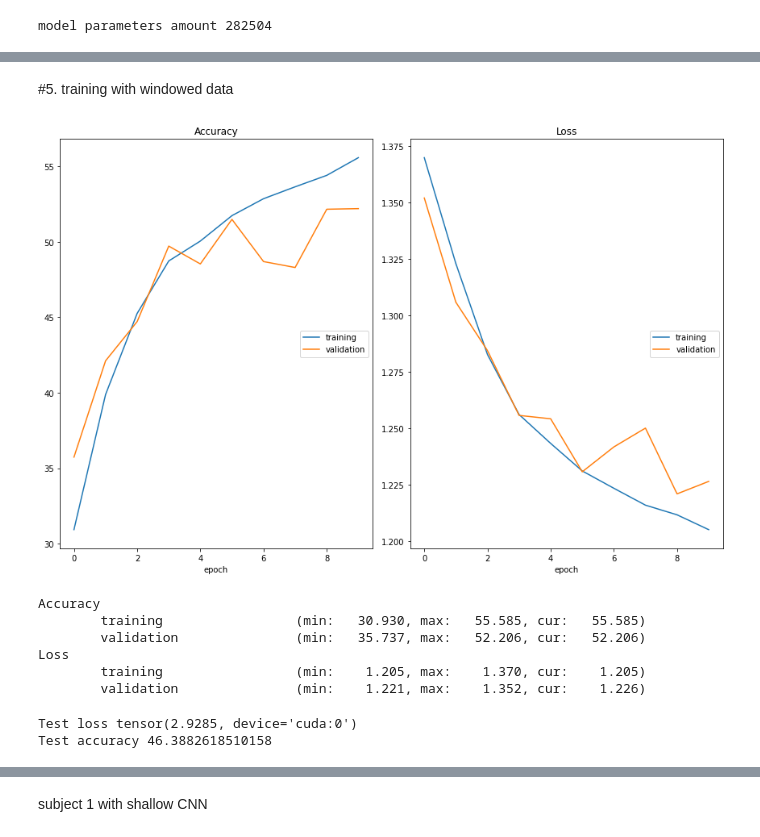
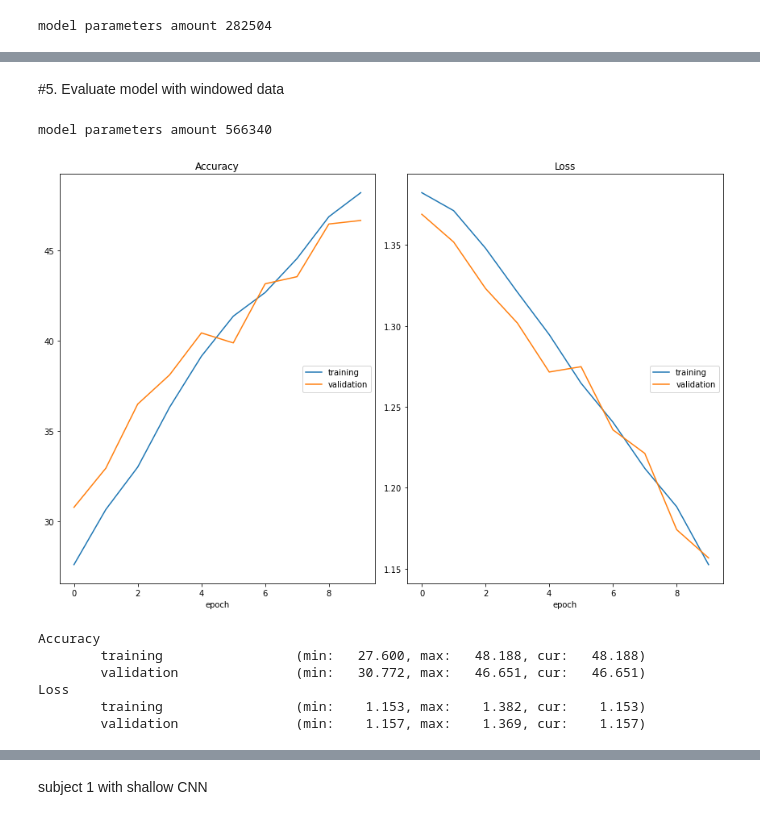
Before and after one commit to jacobergzhou/UCLA-ECE247-Project, a Jupyter notebook: ECE_C247_group_project.ipynb, the cells around one changed output, grey strips where cells are left out. Cells and saved outputs as stored; diff of their text form; code cells hidden in the pictures.

```diff
--- a/ECE_C247_group_project.ipynb
+++ b/ECE_C247_group_project.ipynb
@@ -1569,26 +1996,27 @@ KeyboardInterrupt: ignored
 # %% [markdown]
-#5. training with windowed data
+#5. Evaluate model with windowed data
 # %%
-# Defining the parameters for model training
+# define the hyperparamters
+weight_decay = 0.007 # weight decay to alleviate overfiting
 
-weight_decay = 0.15  # weight decay to alleviate overfiting
-shallow_model = ShallowConv2(in_channels=1, num_conv_filters=40,num_samples_frame=num_samples_frame,num_eeg_channels=22,classes=4).to(device)
+model_w = CRNN_win(in_channels=1, classes=4).to(device)
+
+count = count_parameters(model_w)
+print ('model parameters amount {}'.format(count))
+
 loss_fn = nn.CrossEntropyLoss()
-optimizer = torch.optim.Adam(shallow_model.parameters(), lr = 1e-4, weight_decay=weight_decay)
+optimizer = torch.optim.Adam(model_w.parameters(), lr = 1e-4, weight_decay=weight_decay)
+# %% [output]
+model parameters amount 566340
 # %%
 # Training and validating the model
 
-model=train_model(shallow_model, optimizer, num_epochs=10, dataloaders=win_dataloaders)
+model_w=train_model(model_w, optimizer, num_epochs=10, dataloaders=win_dataloaders)
 # %% [output]
-[figure, old version]
+[figure, new version]
 Accuracy
-        training                 (min:   30.930, max:   55.585, cur:   55.585)
-        validation               (min:   35.737, max:   52.206, cur:   52.206)
+        training                 (min:   27.600, max:   48.188, cur:   48.188)
+        validation               (min:   30.772, max:   46.651, cur:   46.651)
 Loss
-        training                 (min:    1.205, max:    1.370, cur:    1.205)
-        validation               (min:    1.221, max:    1.352, cur:    1.226)
+        training                 (min:    1.153, max:    1.382, cur:    1.153)
+        validation               (min:    1.157, max:    1.369, cur:    1.157)
-# %%
-test_a = test_model(shallow_model,test_win_data,loss_fn)
-# %% [output]
-Test loss tensor(2.9285, device='cuda:0')
-Test accuracy 46.3882618510158
```
Also changed, not shown: parts of 69 cells of this notebook.
